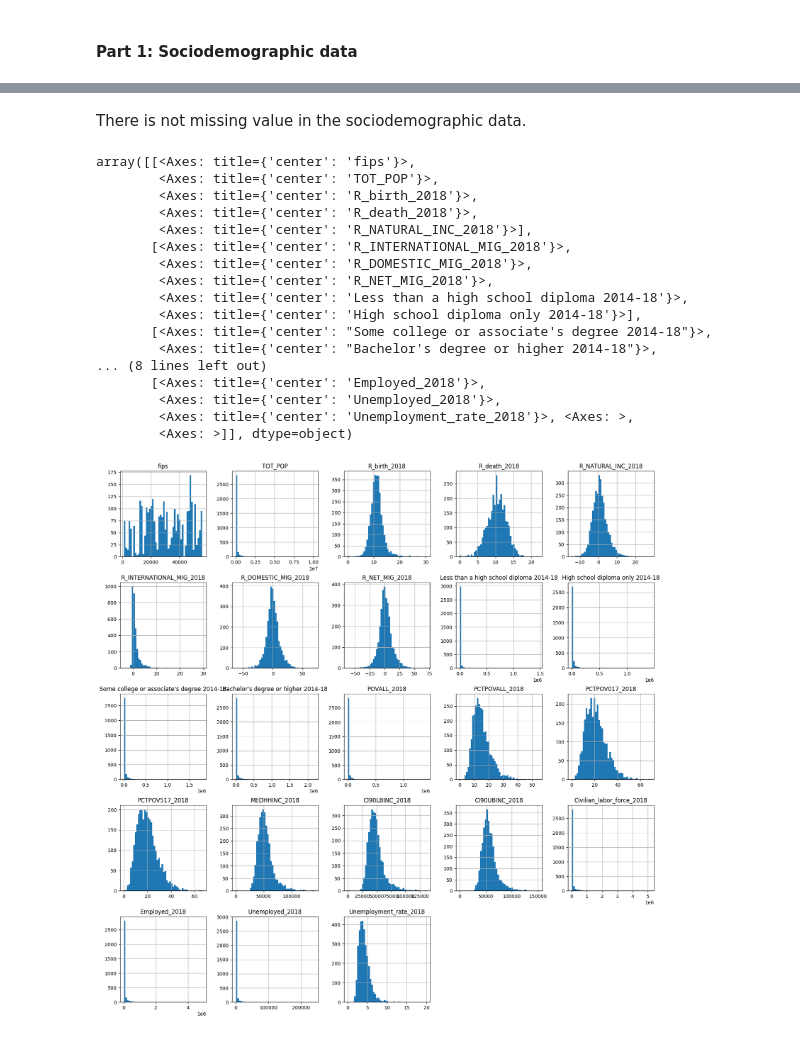
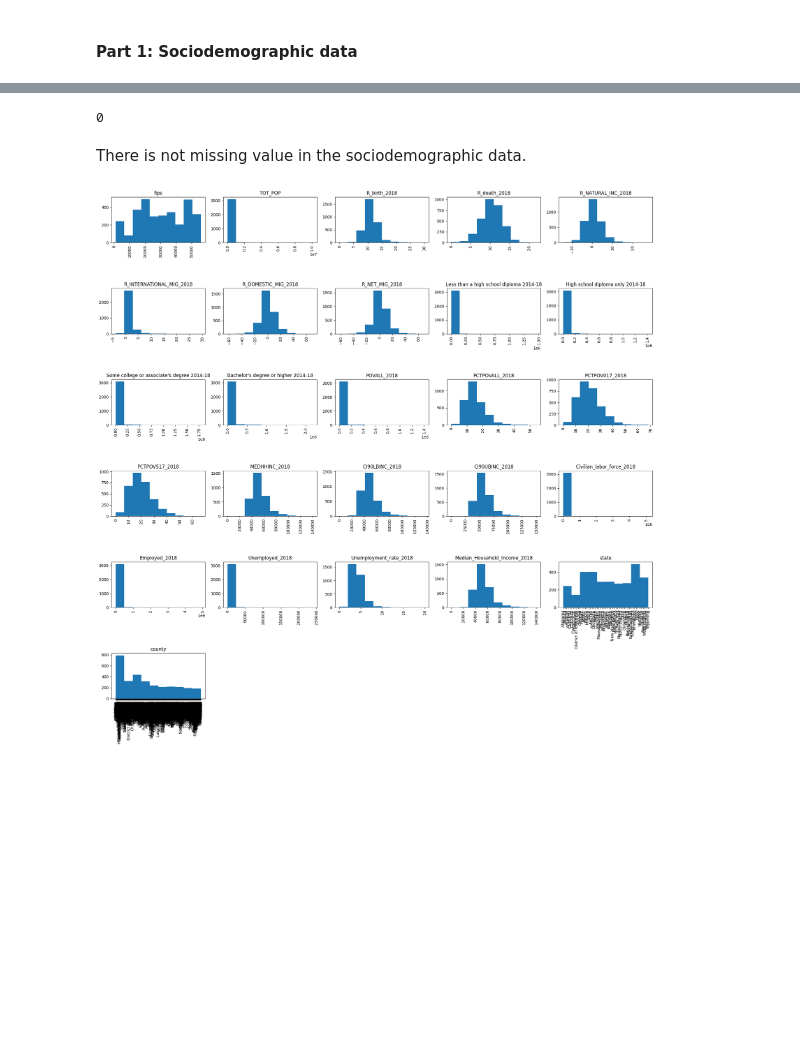
Before and after one commit to fevc08/regularized_linear_regression_project, a Jupyter notebook: src/explore.ipynb, the cells around one changed output, grey strips where cells are left out. Drawn from its saved outputs; the diff is of its cells as text; code cells hidden in the pictures; blank space fills up the shorter version.

Commit message:
Data salected for the model

```diff
--- a/src/explore.ipynb
+++ b/src/explore.ipynb
@@ -122,7 +126,7 @@ Information about the dataset:
 #### **Part 1: Sociodemographic data**
 # %%
 # Select the socialdemographic columns
-sociodemographic = resource_data.iloc[:, 0:60]
+sociodemographic = resource_data.iloc[:, 0:61]
 sociodemographic
 # %% [output]
 |  | fips | TOT_POP | 0-9 | 0-9 y/o % of total pop | 19-Oct | 10-19 y/o % of total pop | 20-29 | ... |
@@ -188,3 +192,7 @@ sociodemographic
+# %%
+# Add the columns state and county
+sociodemographic['state'] = resource_data['STATE_NAME']
+sociodemographic['county'] = resource_data['COUNTY_NAME']
 # %%
 # Dataframe info
 sociodemographic.info()
@@ -229,25 +237,21 @@ Unemployment_rate_2018                        0
 dtype: int64
+# %%
+# Duplicate values
+sociodemographic.duplicated().sum()
+# %% [output]
+0
 # %% [markdown]
 There is not missing value in the sociodemographic data.
-# %%
-# Visualize the histograms of the columns
-sociodemographic.hist(figsize=(20, 20), bins=50)
-# %% [output]
-array([[<Axes: title={'center': 'fips'}>,
-        <Axes: title={'center': 'TOT_POP'}>,
-        <Axes: title={'center': 'R_birth_2018'}>,
-        <Axes: title={'center': 'R_death_2018'}>,
-        <Axes: title={'center': 'R_NATURAL_INC_2018'}>],
-       [<Axes: title={'center': 'R_INTERNATIONAL_MIG_2018'}>,
-        <Axes: title={'center': 'R_DOMESTIC_MIG_2018'}>,
-        <Axes: title={'center': 'R_NET_MIG_2018'}>,
-        <Axes: title={'center': 'Less than a high school diploma 2014-18'}>,
-        <Axes: title={'center': 'High school diploma only 2014-18'}>],
-       [<Axes: title={'center': "Some college or associate's degree 2014-18"}>,
-        <Axes: title={'center': "Bachelor's degree or higher 2014-18"}>,
-... (8 lines left out)
-       [<Axes: title={'center': 'Employed_2018'}>,
-        <Axes: title={'center': 'Unemployed_2018'}>,
-        <Axes: title={'center': 'Unemployment_rate_2018'}>, <Axes: >,
-        <Axes: >]], dtype=object)
-[figure, removed]
+# %%
+# Visualize the histograms of the sociodemographic columns
+plt.figure(figsize=(20, 20))
+
+for i, col in enumerate(sociodemographic.columns):
+    plt.subplot(6, 5, i+1)
+    plt.hist(sociodemographic[col])
+    plt.title(col)
+    plt.xticks(rotation=90)
+    plt.tight_layout()
+plt.show()
+# %% [output]
+[figure, added]
```
Also changed, not shown: parts of 20 cells of this notebook.
